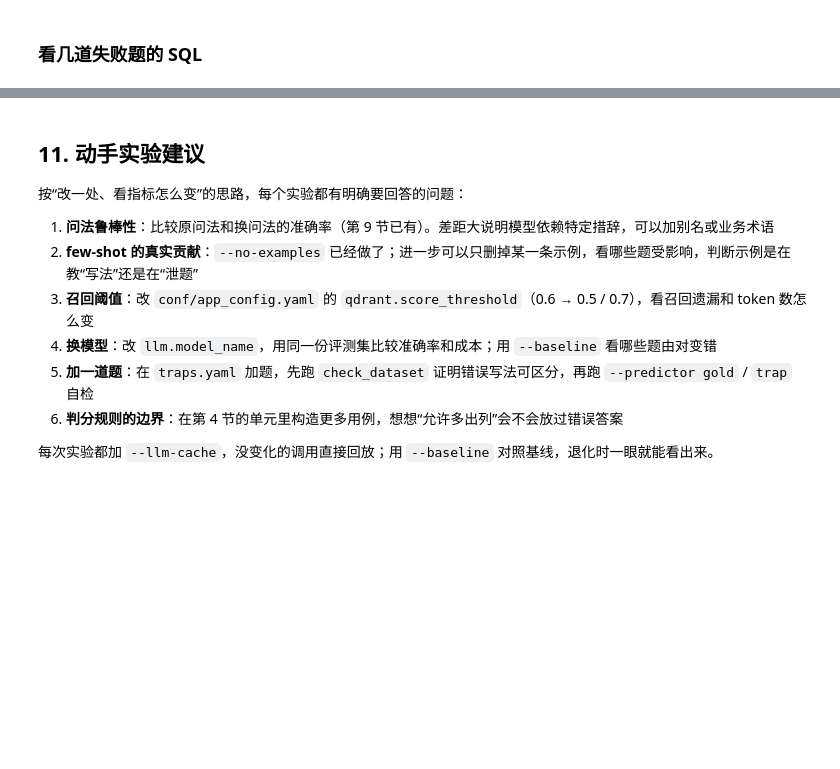
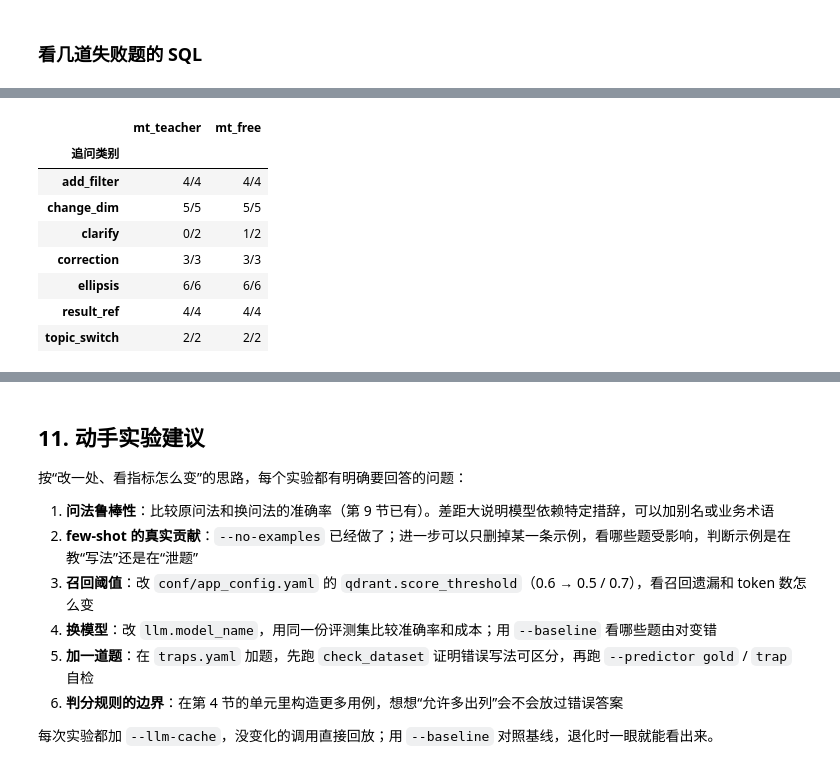
Before and after one commit to chanearly2002/shopkeeper-agent, a Jupyter notebook: notebooks/eval_tutorial.ipynb, the cells around one changed output, grey strips where cells are left out. Cells and saved outputs as stored; diff of their text form; code cells hidden in the pictures; blank space fills up the shorter version.

```diff
--- a/notebooks/eval_tutorial.ipynb
+++ b/notebooks/eval_tutorial.ipynb
@@ -554,13 +819,24 @@ pd.DataFrame(
 # %%
 pd.DataFrame(
     {
         name: {
             cat: f"{v['followups_passed']}/{v['followups']}"
             for cat, v in s["by_category"].items()
         }
         for name, (s, _) in mt.items()
+        if not name.endswith("phase1")
     }
 ).rename_axis("追问类别")
+# %% [output]
+|  | mt_teacher | mt_free |
+| 追问类别 |  |  |
+| add_filter | 4/4 | 4/4 |
+| change_dim | 5/5 | 5/5 |
+| clarify | 0/2 | 1/2 |
+| correction | 3/3 | 3/3 |
+| ellipsis | 6/6 | 6/6 |
+| result_ref | 4/4 | 4/4 |
+| topic_switch | 2/2 | 2/2 |
 # %%
 _, mt_r = mt["mt_free"]
 mt_r[~mt_r["passed"]][
```
Also changed, not shown: parts of 31 cells of this notebook, 3 other files.
